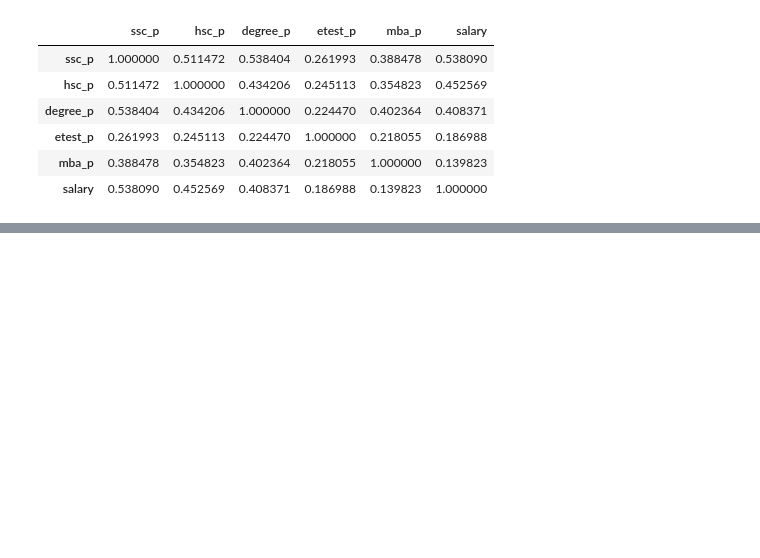
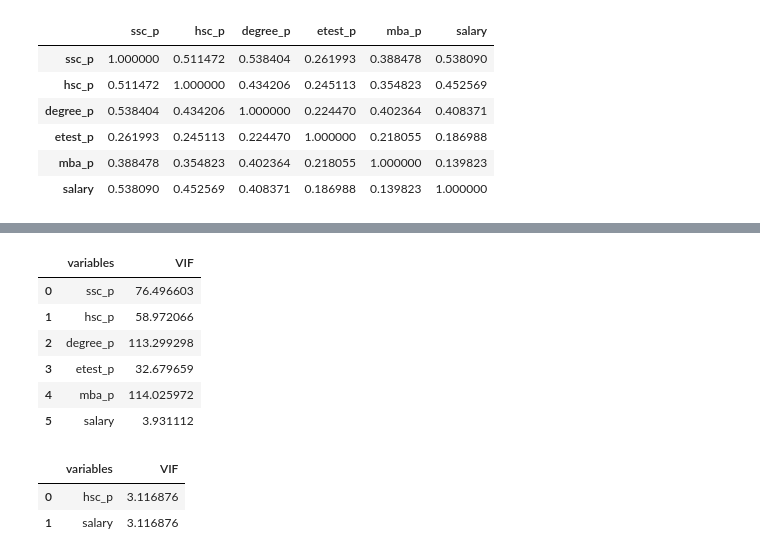
Before and after one commit to InfantArchana/Data-Science-Bivariate, a Jupyter notebook: Bivariate.ipynb, the cells around one changed output, grey strips where cells are left out. Saved outputs shown, nothing was run; the diff lists cells and outputs as text; code cells hidden in the pictures; blank space fills up the shorter version.

```diff
--- a/Bivariate.ipynb
+++ b/Bivariate.ipynb
@@ -131,0 +147,27 @@ Correlation between mba_p and salary is 0.139823 Low degree positive correlation
+# %%
+from statsmodels.stats.outliers_influence import variance_inflation_factor
+
+def calc_vif(X):
+
+    # Calculating VIF
+    vif = pd.DataFrame()
+    vif["variables"] = X.columns
+    vif["VIF"] = [variance_inflation_factor(X.values, i) for i in range(X.shape[1])]
+
+    return(vif)
+# %%
+calc_vif(dataset[Quan])
+# %% [output]
+|  | variables | VIF |
+| 0 | ssc_p | 76.496603 |
+| 1 | hsc_p | 58.972066 |
+| 2 | degree_p | 113.299298 |
+| 3 | etest_p | 32.679659 |
+| 4 | mba_p | 114.025972 |
+| 5 | salary | 3.931112 |
+# %%
+calc_vif(dataset[["hsc_p", "salary"]])
+# %% [output]
+|  | variables | VIF |
+| 0 | hsc_p | 3.116876 |
+| 1 | salary | 3.116876 |
```
Also changed, not shown: parts of 23 cells of this notebook.
